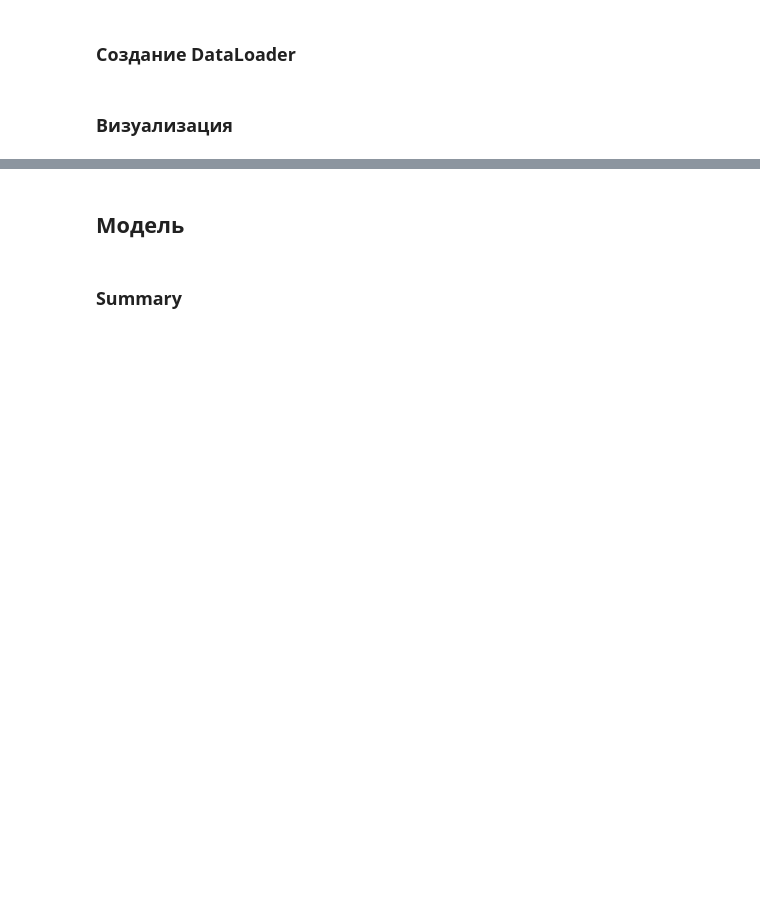
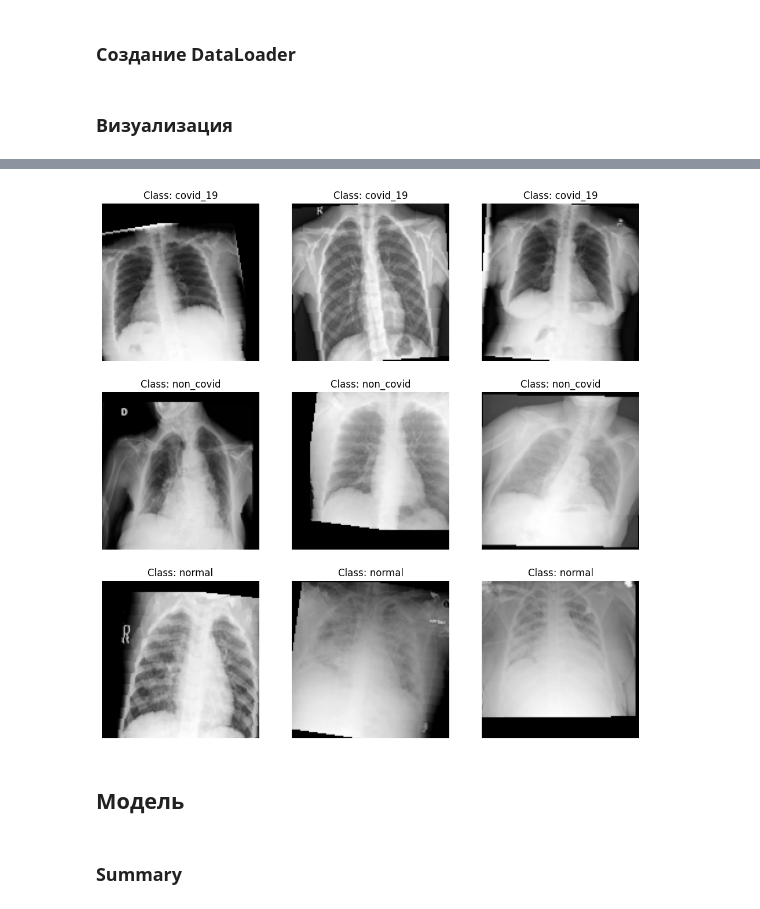
Before and after one commit to Sefixnep/Yandex_Licey_COVID, a Jupyter notebook: solution.ipynb, the cells around one changed output, grey strips where cells are left out. Saved outputs shown, nothing was run; the diff lists cells and outputs as text; code cells hidden in the pictures; blank space fills up the shorter version.

```diff
--- a/solution.ipynb
+++ b/solution.ipynb
@@ -367,3 +290,44 @@ Shape: (1, 128, 128)
+# %%
+# Создаем список, чтобы отслеживать, сколько элементов каждого класса уже было выведено
+elements_per_class = [0] * len(classes)
+
+# Установка размера фигуры
+plt.figure(figsize=(12, 12))
+
+# Перебираем классы
+for i in range(len(classes)):
+    # Счетчик элементов класса в текущей строке
+    elements_in_row = 0
+
+    # Перебираем элементы датасета
+    for j in range(len(dataset)):
+        # Проверяем, соответствует ли текущий элемент классу
+        if dataset[j][1] == i:
+            # Нормализация изображения
+            image_tensor = transforms.Normalize((-1), (2))(dataset[j][0])
+
+            # Выводим изображение
+            plt.subplot(len(classes), 3, i * 3 + elements_in_row + 1)
+            plt.imshow(image_tensor[0].numpy(), cmap='gray')
+            plt.title(f'Class: {classes[dataset[j][1]]}')
+            plt.axis('off')
+
+            # Увеличиваем счетчик элементов класса в текущей строке
+            elements_per_class[i] += 1
+            elements_in_row += 1
+
+            # Если выведены уже три элемента, переходим на новую строку
+            if elements_in_row == 3:
+                break
+
+            # Если выведены уже три элемента данного класса, выходим из цикла
+            if elements_per_class[i] == 3:
+                break
+
+# Показываем график
+plt.show()
+# %% [output]
+[figure, added]
 # %% [markdown]
 ## Модель
 # %%
```
Also changed, not shown: parts of 21 cells of this notebook, 1 other file.
